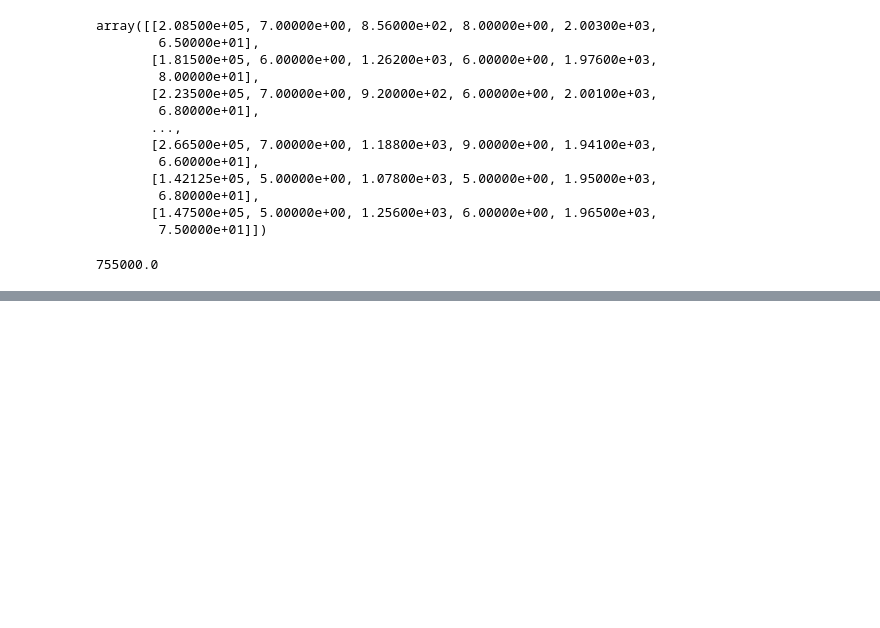
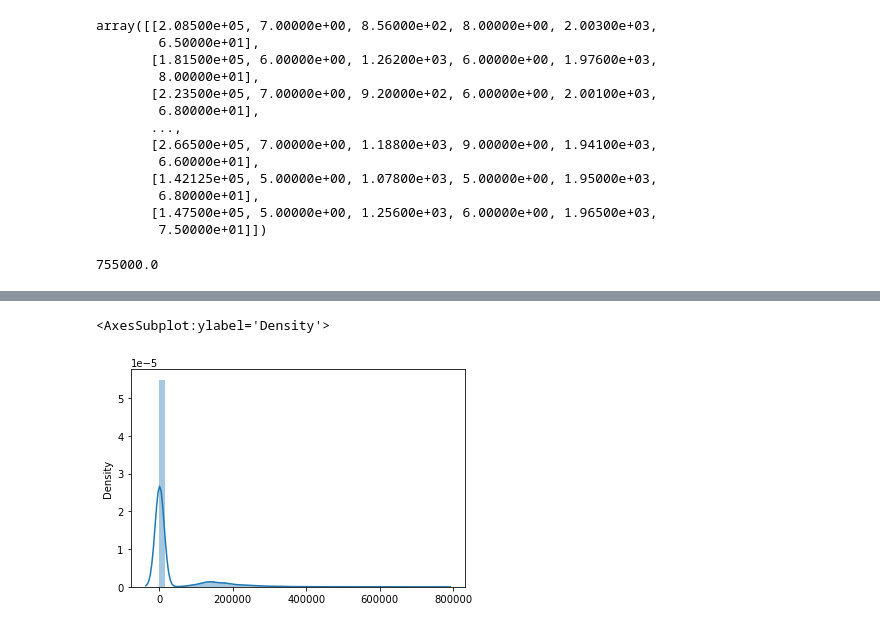
Before and after one commit to Marcot98/MaestriaDataScience, a Jupyter notebook: Ciencia de Datos en Python/Proyecto Final/pruebas proyecto final.ipynb, the cells around one changed output, grey strips where cells are left out. Drawn from its saved outputs; the diff is of its cells as text; code cells hidden in the pictures; blank space fills up the shorter version.

```diff
--- a/Ciencia de Datos en Python/Proyecto Final/pruebas proyecto final.ipynb
+++ b/Ciencia de Datos en Python/Proyecto Final/pruebas proyecto final.ipynb
@@ -164,0 +235,6 @@ np.ptp(A)
+# %%
+from seaborn import distplot
+distplot(A)
+# %% [output]
+<AxesSubplot:ylabel='Density'>
+[figure, added]
```
Also changed, not shown: parts of 33 cells of this notebook, 1 other file.
